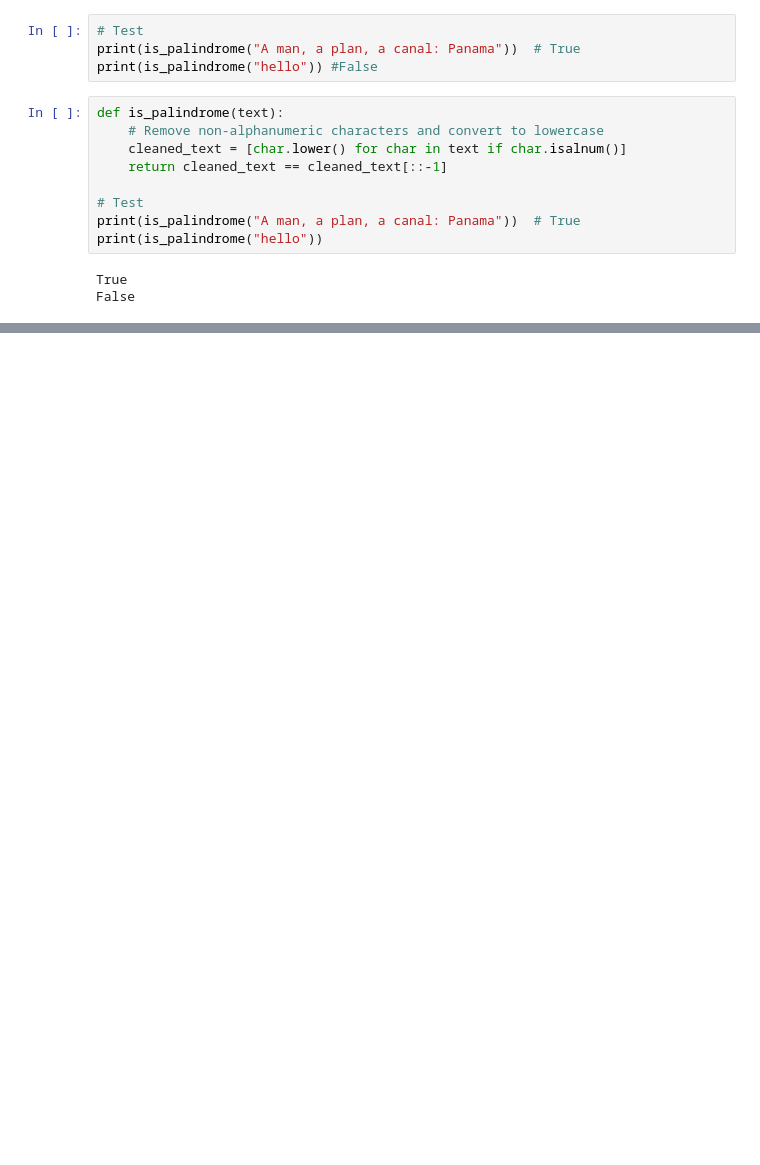
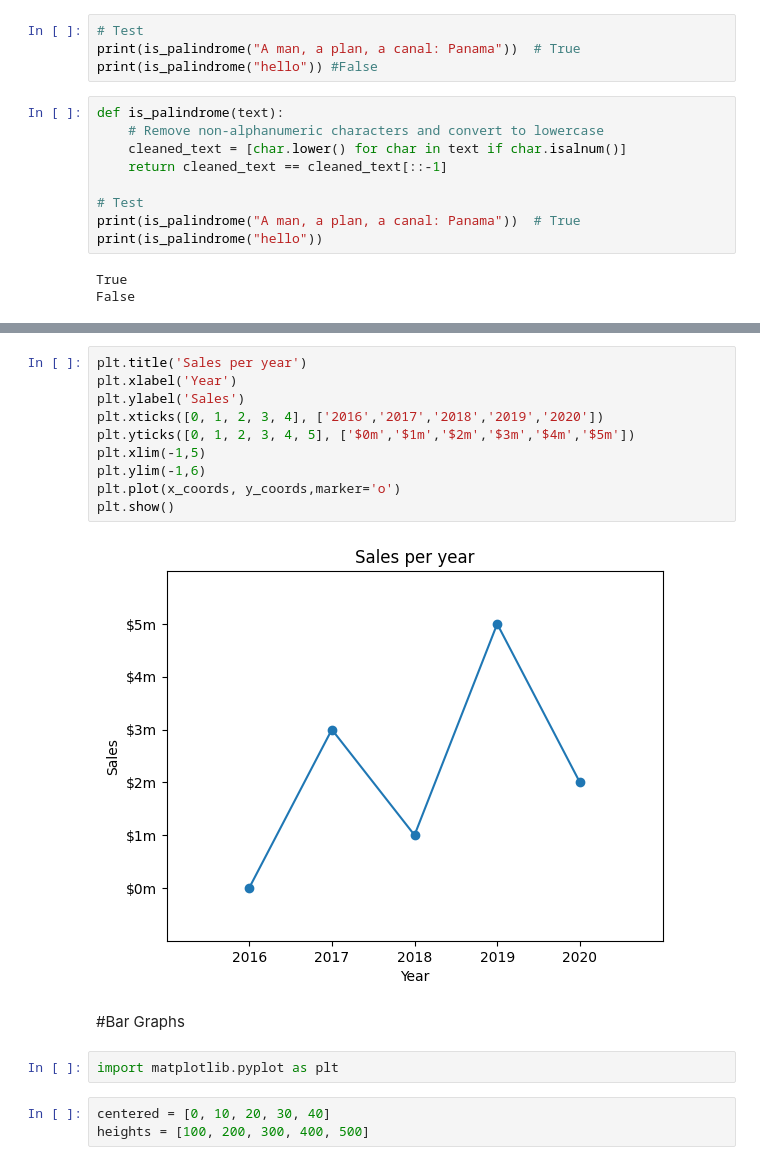
Before and after one commit to hamdanabdellatef/python, a Jupyter notebook: Module_6__Lists,_Tuples,__and_Strings.ipynb, the cells around one changed output, grey strips where cells are left out. Drawn from its saved outputs; the diff is of its cells as text; blank space fills up the shorter version.

```diff
--- a/Module_6__Lists,_Tuples,__and_Strings.ipynb
+++ b/Module_6__Lists,_Tuples,__and_Strings.ipynb
@@ -700,0 +736,19 @@ plt.show()
+# %%
+plt.title('Sales per year')
+plt.xlabel('Year')
+plt.ylabel('Sales')
+plt.xticks([0, 1, 2, 3, 4], ['2016','2017','2018','2019','2020'])
+plt.yticks([0, 1, 2, 3, 4, 5], ['$0m','$1m','$2m','$3m','$4m','$5m'])
+plt.xlim(-1,5)
+plt.ylim(-1,6)
+plt.plot(x_coords, y_coords,marker='o')
+plt.show()
+# %% [output]
+[figure, added]
+# %% [markdown]
+#Bar Graphs
+# %%
+import matplotlib.pyplot as plt
+# %%
+centered = [0, 10, 20, 30, 40]
+heights = [100, 200, 300, 400, 500]
```
Also changed, not shown: parts of 265 cells of this notebook.
